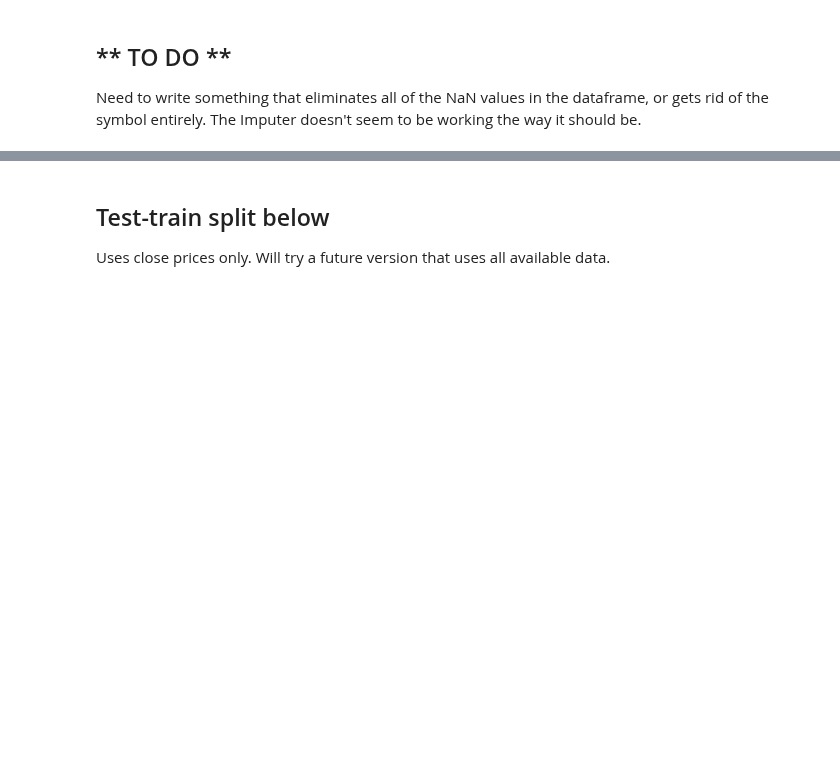
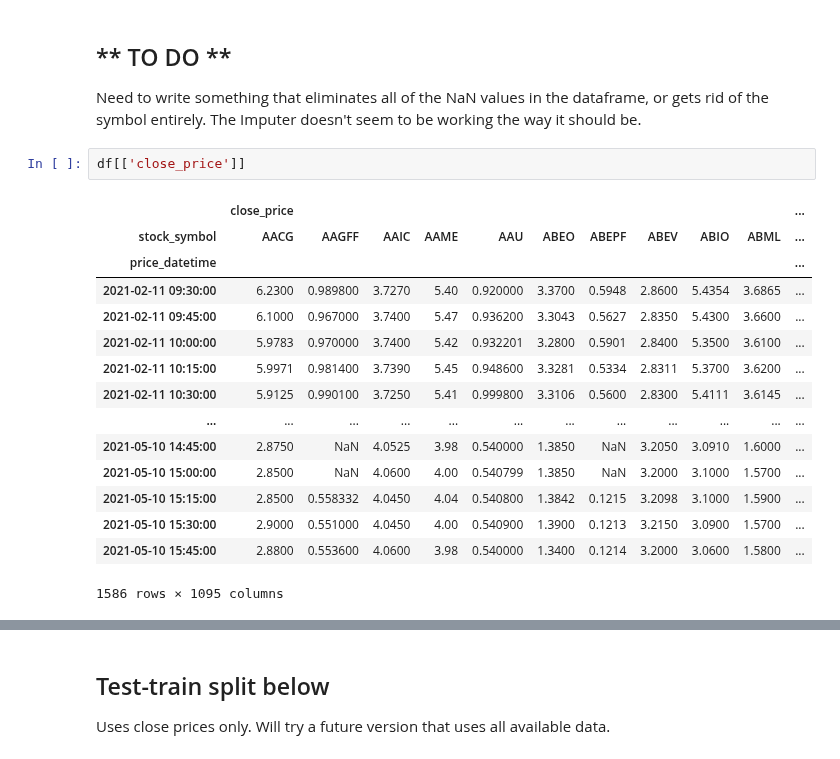
Before and after one commit to jmacdonald2010/stock-prediction, a Jupyter notebook: mlTests02_multipleTickers.ipynb, the cells around one changed output, grey strips where cells are left out. Drawn from its saved outputs; the diff is of its cells as text; blank space fills up the shorter version.

```diff
--- a/mlTests02_multipleTickers.ipynb
+++ b/mlTests02_multipleTickers.ipynb
@@ -132,3 +132,21 @@ df
 # %% [markdown]
 ## ** TO DO **
 Need to write something that eliminates all of the NaN values in the dataframe, or gets rid of the symbol entirely. The Imputer doesn't seem to be working the way it should be.
+# %%
+df[['close_price']]
+# %% [output]
+|  | close_price |  |  |  |  |  |  |  |  |  | ... |
+| stock_symbol | AACG | AAGFF | AAIC | AAME | AAU | ABEO | ABEPF | ABEV | ABIO | ABML | ... |
+| price_datetime |  |  |  |  |  |  |  |  |  |  | ... |
+| 2021-02-11 09:30:00 | 6.2300 | 0.989800 | 3.7270 | 5.40 | 0.920000 | 3.3700 | 0.5948 | 2.8600 | 5.4354 | 3.6865 | ... |
+| 2021-02-11 09:45:00 | 6.1000 | 0.967000 | 3.7400 | 5.47 | 0.936200 | 3.3043 | 0.5627 | 2.8350 | 5.4300 | 3.6600 | ... |
+| 2021-02-11 10:00:00 | 5.9783 | 0.970000 | 3.7400 | 5.42 | 0.932201 | 3.2800 | 0.5901 | 2.8400 | 5.3500 | 3.6100 | ... |
+| 2021-02-11 10:15:00 | 5.9971 | 0.981400 | 3.7390 | 5.45 | 0.948600 | 3.3281 | 0.5334 | 2.8311 | 5.3700 | 3.6200 | ... |
+| 2021-02-11 10:30:00 | 5.9125 | 0.990100 | 3.7250 | 5.41 | 0.999800 | 3.3106 | 0.5600 | 2.8300 | 5.4111 | 3.6145 | ... |
+| ... | ... | ... | ... | ... | ... | ... | ... | ... | ... | ... | ... |
+| 2021-05-10 14:45:00 | 2.8750 | NaN | 4.0525 | 3.98 | 0.540000 | 1.3850 | NaN | 3.2050 | 3.0910 | 1.6000 | ... |
+| 2021-05-10 15:00:00 | 2.8500 | NaN | 4.0600 | 4.00 | 0.540799 | 1.3850 | NaN | 3.2000 | 3.1000 | 1.5700 | ... |
+| 2021-05-10 15:15:00 | 2.8500 | 0.558332 | 4.0450 | 4.04 | 0.540800 | 1.3842 | 0.1215 | 3.2098 | 3.1000 | 1.5900 | ... |
+| 2021-05-10 15:30:00 | 2.9000 | 0.551000 | 4.0450 | 4.00 | 0.540900 | 1.3900 | 0.1213 | 3.2150 | 3.0900 | 1.5700 | ... |
+| 2021-05-10 15:45:00 | 2.8800 | 0.553600 | 4.0600 | 3.98 | 0.540000 | 1.3400 | 0.1214 | 3.2000 | 3.0600 | 1.5800 | ... |
+1586 rows × 1095 columns
```
Also changed, not shown: parts of 13 cells of this notebook, 1 other file.
